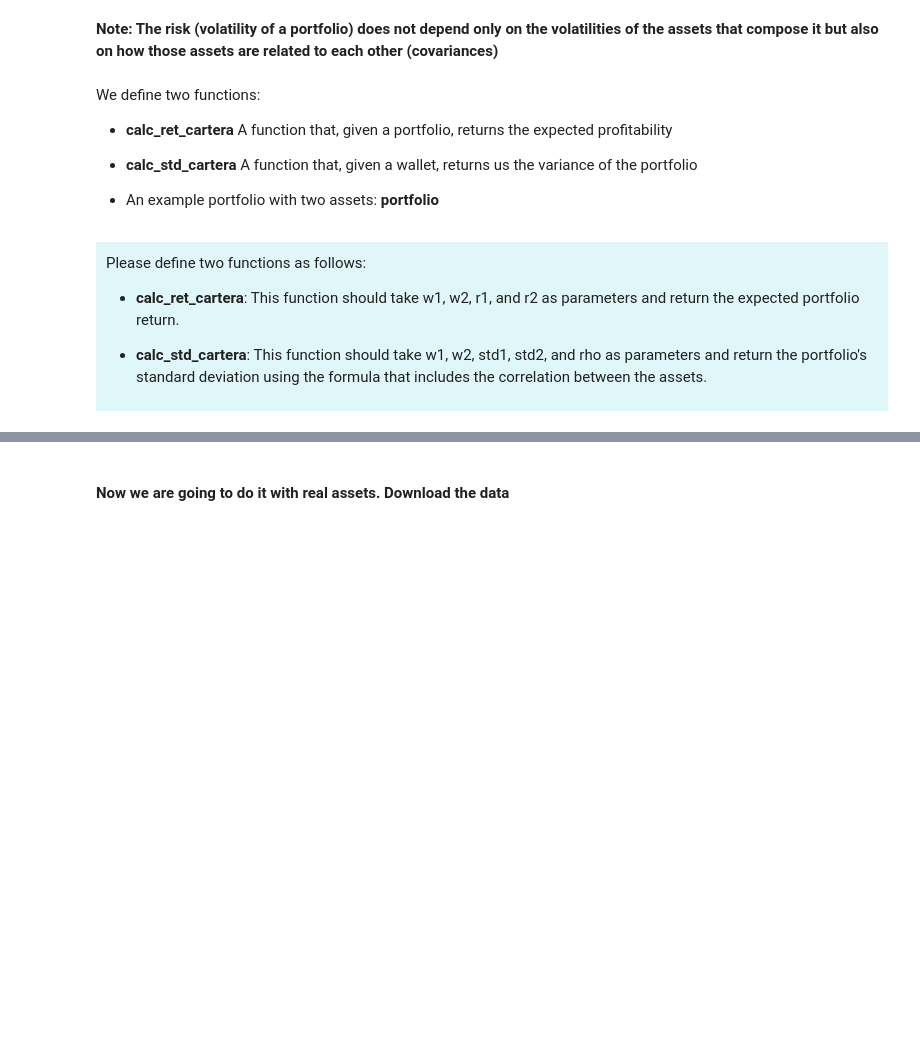
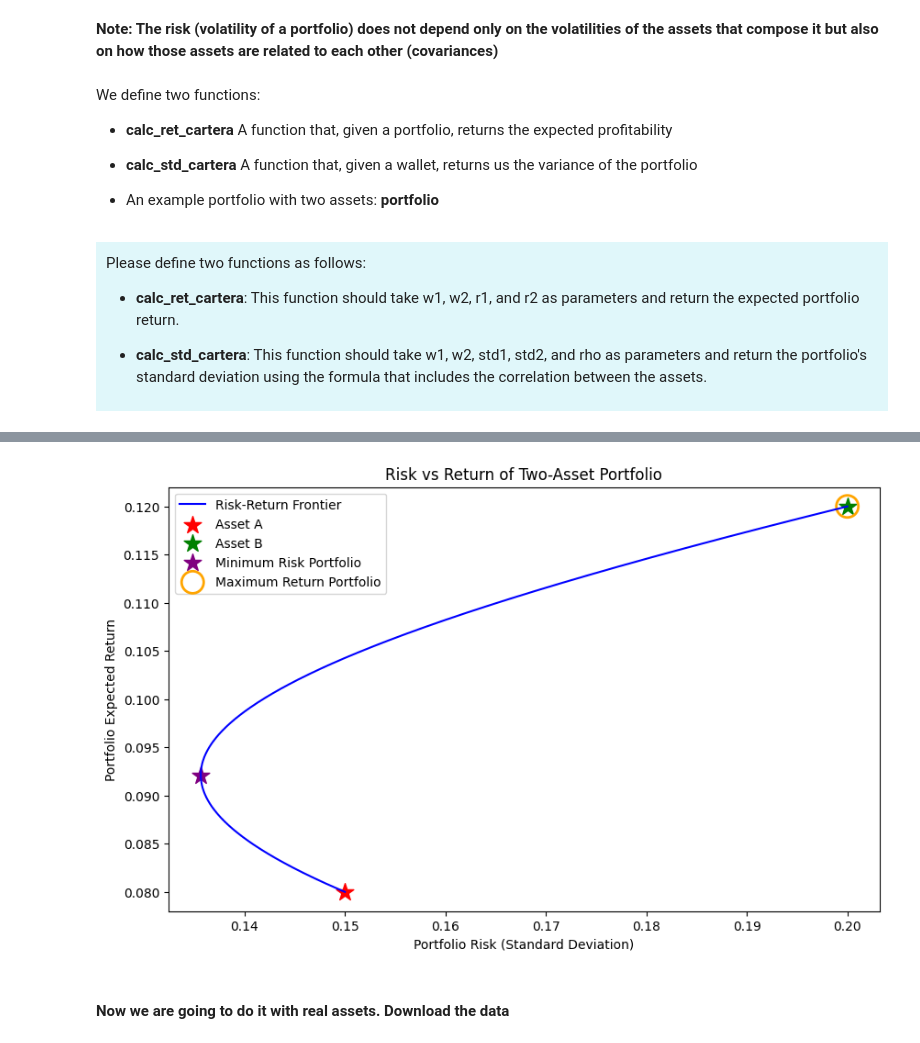
Before and after one commit to alfonso-santos/finanzas-tecnologia-practicas, a Jupyter notebook: src_soluciones/02_01_Calculos_iniciales_de_carteras_soluciones.ipynb, the cells around one changed output, grey strips where cells are left out. Cells and saved outputs as stored; diff of their text form; code cells hidden in the pictures; blank space fills up the shorter version.

```diff
--- a/src_soluciones/02_01_Calculos_iniciales_de_carteras_soluciones.ipynb
+++ b/src_soluciones/02_01_Calculos_iniciales_de_carteras_soluciones.ipynb
@@ -73,2 +127,69 @@ Calculate portfolio profitability and volatilities changing the weights and the
+# %%
+import numpy as np
+import matplotlib.pyplot as plt
+
+# Definimos los parámetros del problema
+retorno_A = 0.08          # Rentabilidad esperada del activo A
+desviacion_A = 0.15       # Desviación estándar del activo A
+retorno_B = 0.12          # Rentabilidad esperada del activo B
+desviacion_B = 0.20       # Desviación estándar del activo B
+correlacion = 0.3         # Correlación entre los activos A y B
+
+# Matriz de covarianzas
+covarianza_AB = correlacion * desviacion_A * desviacion_B
+matriz_covarianzas = np.array([[desviacion_A**2, covarianza_AB],
+                               [covarianza_AB, desviacion_B**2]])
+
+# Generamos pesos para el activo A entre 0 y 1, y calculamos el peso de B como 1 - w_A
+pesos_A = np.linspace(0, 1, 500)
+pesos_B = 1 - pesos_A
+
+# Calculamos el rendimiento esperado y la desviación estándar de cada portafolio
+rendimientos_portafolios = []
+riesgos_portafolios = []
+
+for w_A, w_B in zip(pesos_A, pesos_B):
+    # Vector de pesos
+    w = np.array([w_A, w_B])
+
+    # Rentabilidad esperada del portafolio
+    rendimiento_portafolio = w_A * retorno_A + w_B * retorno_B
+    rendimientos_portafolios.append(rendimiento_portafolio)
+
+    # Varianza del portafolio
+    varianza_portafolio = (w @ matriz_covarianzas @ w.T)
+    riesgo_portafolio = np.sqrt(varianza_portafolio)
+    riesgos_portafolios.append(riesgo_portafolio)
+
+# Convertimos a arrays para graficar
+rendimientos_portafolios = np.array(rendimientos_portafolios)
+riesgos_portafolios = np.array(riesgos_portafolios)
+
+# Identificamos el índice de la cartera con el menor riesgo y con la mayor rentabilidad
+indice_min_riesgo = np.argmin(riesgos_portafolios)
+indice_max_return = np.argmax(rendimientos_portafolios)
+
+# Graficamos los portafolios
+plt.figure(figsize=(10, 6))
+plt.plot(riesgos_portafolios, rendimientos_portafolios, label="Risk-Return Frontier", color="blue")
+
+# Añadimos estrellas para el activo A, activo B y la cartera de menor riesgo
+plt.scatter(desviacion_A, retorno_A, color="red", marker="*", s=200, label="Asset A")
+plt.scatter(desviacion_B, retorno_B, color="green", marker="*", s=200, label="Asset B")
+plt.scatter(riesgos_portafolios[indice_min_riesgo], rendimientos_portafolios[indice_min_riesgo],
+            color="purple", marker="*", s=200, label="Minimum Risk Portfolio")
+
+# Añadimos un círculo sin relleno para la cartera de máxima rentabilidad
+plt.scatter(riesgos_portafolios[indice_max_return], rendimientos_portafolios[indice_max_return],
+            edgecolor="orange", facecolor="none", marker="o", s=300, linewidth=2, label="Maximum Return Portfolio")
+
+# Configuramos etiquetas y leyenda
+plt.xlabel('Portfolio Risk (Standard Deviation)')
+plt.ylabel('Portfolio Expected Return')
+plt.title('Risk vs Return of Two-Asset Portfolio')
+plt.legend()
+plt.show()
+# %% [output]
+[figure, added]
 # %% [markdown]
 #### Now we are going to do it with real assets. Download the data
```
Also changed, not shown: parts of 10 cells of this notebook, 11 other files.
